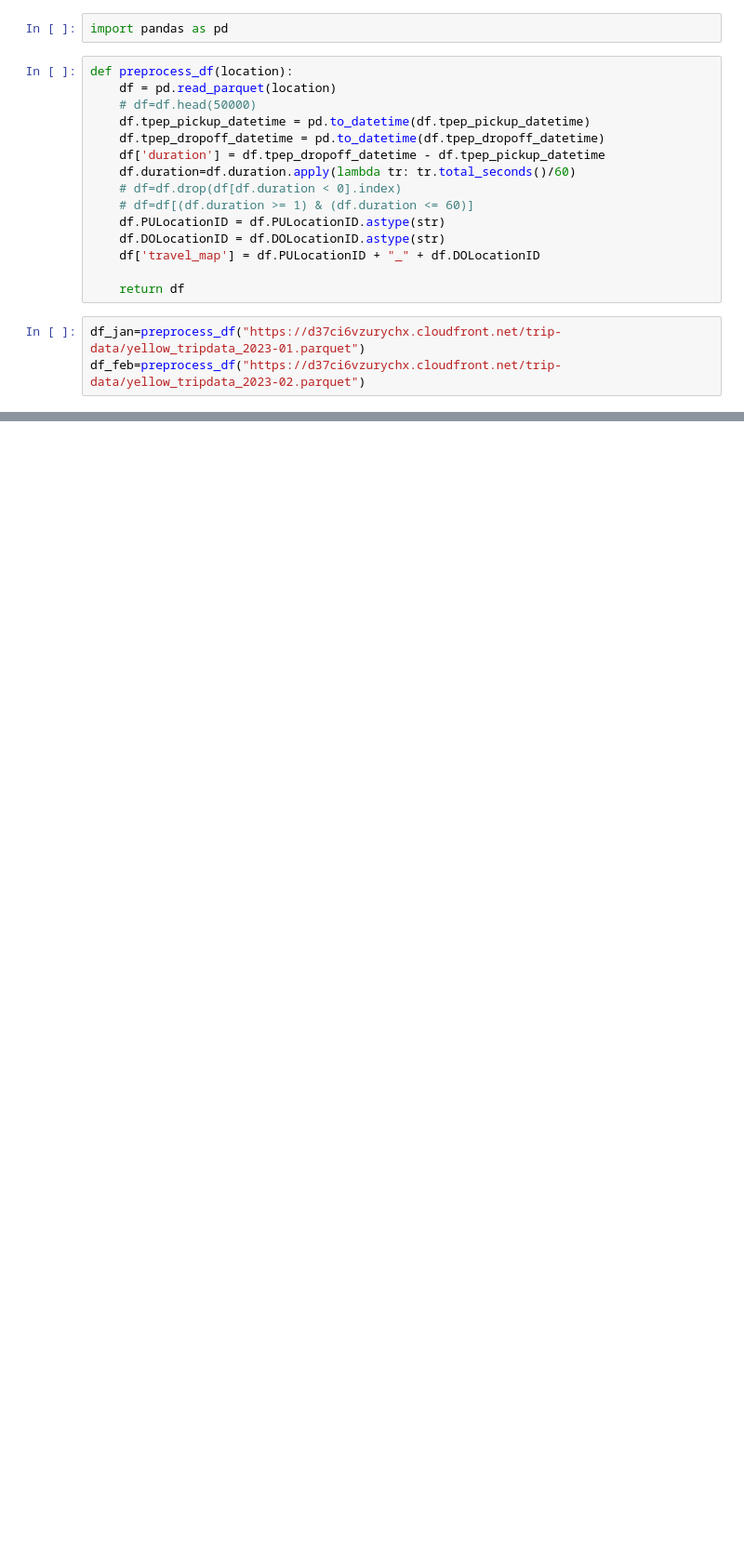
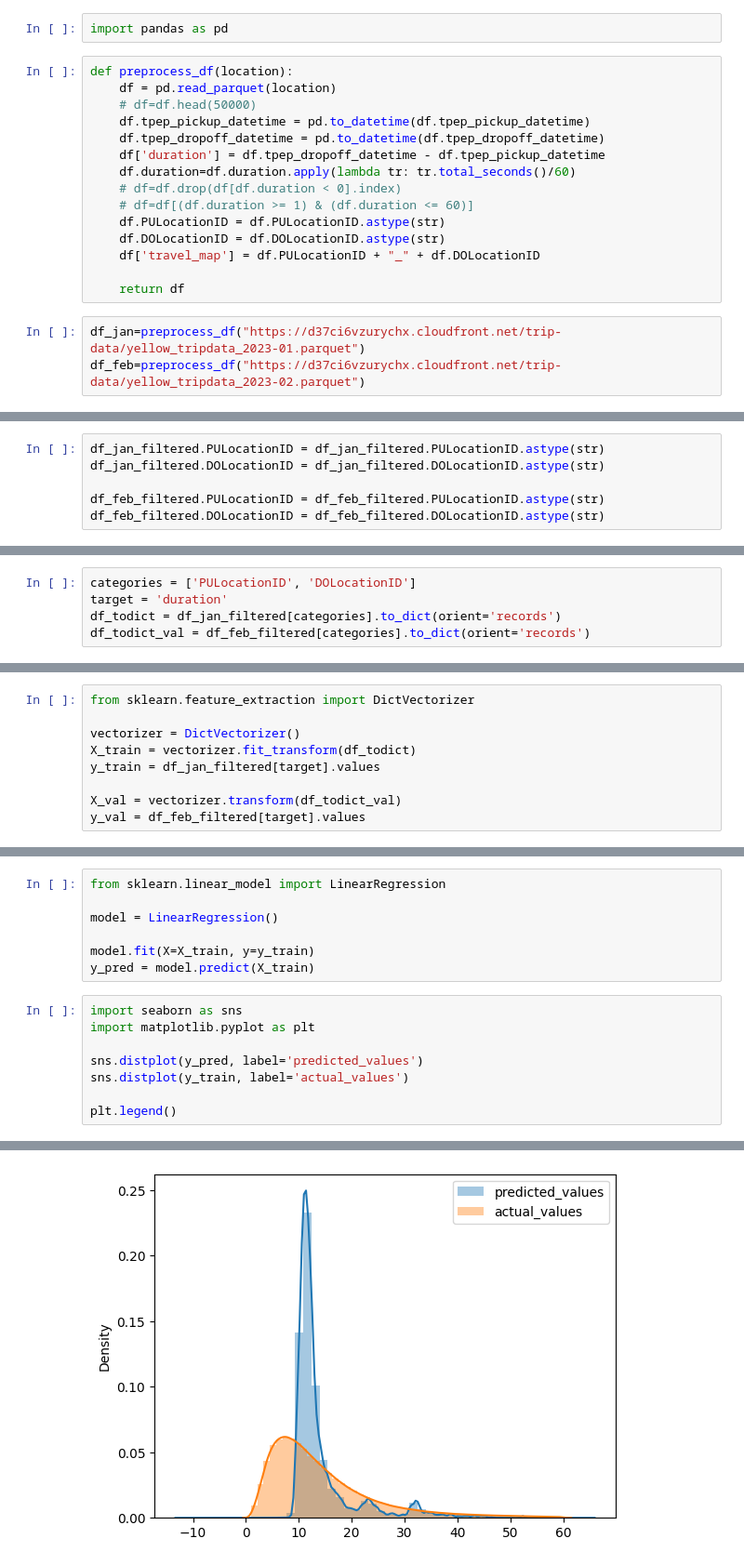
Before and after one commit to UDATYA-DEB/mlops-zoomcamp, a Jupyter notebook: 01-intro/homework.ipynb, the cells around one changed output, grey strips where cells are left out. Shown at 93% size. Cells and saved outputs as stored; diff of their text form; blank space fills up the shorter version.

```diff
--- a/01-intro/homework.ipynb
+++ b/01-intro/homework.ipynb
@@ -27,0 +46,6 @@ df_jan['duration']
+# %%
+df_jan_filtered.PULocationID = df_jan_filtered.PULocationID.astype(str)
+df_jan_filtered.DOLocationID = df_jan_filtered.DOLocationID.astype(str)
+
+df_feb_filtered.PULocationID = df_feb_filtered.PULocationID.astype(str)
+df_feb_filtered.DOLocationID = df_feb_filtered.DOLocationID.astype(str)
@@ -27,0 +73,5 @@ df_jan['duration']
+# %%
+categories = ['PULocationID', 'DOLocationID']
+target = 'duration'
+df_todict = df_jan_filtered[categories].to_dict(orient='records')
+df_todict_val = df_feb_filtered[categories].to_dict(orient='records')
@@ -27,0 +98,9 @@ df_jan['duration']
+# %%
+from sklearn.feature_extraction import DictVectorizer
+
+vectorizer = DictVectorizer()
+X_train = vectorizer.fit_transform(df_todict)
+y_train = df_jan_filtered[target].values
+
+X_val = vectorizer.transform(df_todict_val)
+y_val = df_feb_filtered[target].values
@@ -27,0 +117,16 @@ df_jan['duration']
+# %%
+from sklearn.linear_model import LinearRegression
+
+model = LinearRegression()
+
+model.fit(X=X_train, y=y_train)
+y_pred = model.predict(X_train)
+# %%
+import seaborn as sns
+import matplotlib.pyplot as plt
+
+sns.distplot(y_pred, label='predicted_values')
+sns.distplot(y_train, label='actual_values')
+
+plt.legend()
+# %% [output]
@@ -27,0 +153 @@ df_jan['duration']
+[figure, added]
```
Also changed, not shown: parts of 12 cells of this notebook.
